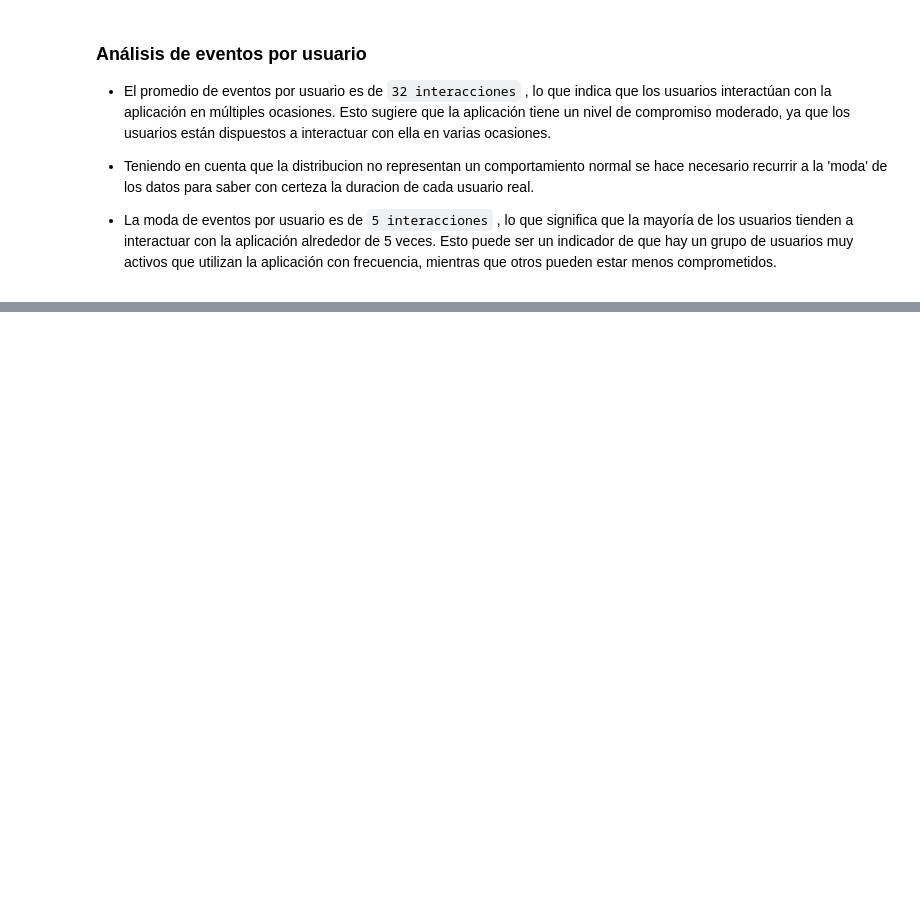
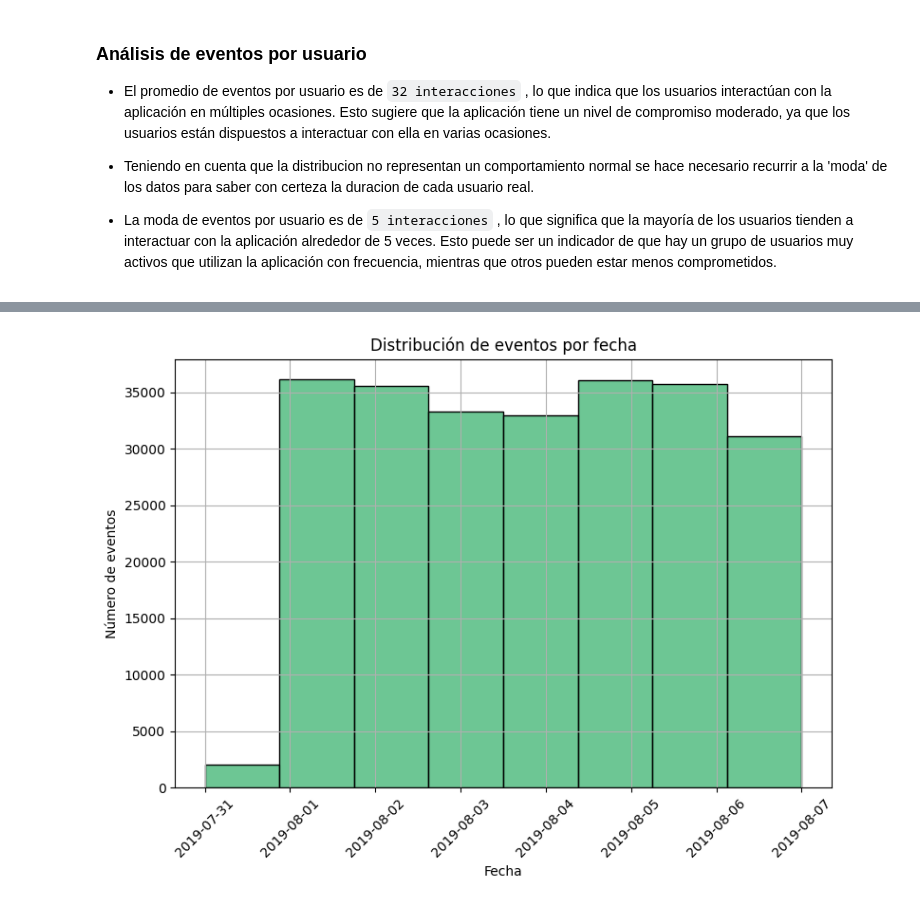
Before and after one commit to DavidRC-Ing/Project-Decisions-A-A-B, a Jupyter notebook: Project_Decisons_AAb_test.ipynb, the cells around one changed output, grey strips where cells are left out. Saved outputs shown, nothing was run; the diff lists cells and outputs as text; code cells hidden in the pictures; blank space fills up the shorter version.

```diff
--- a/Project_Decisons_AAb_test.ipynb
+++ b/Project_Decisons_AAb_test.ipynb
@@ -230,0 +313,22 @@ Moda de eventos por usuario: 5.00
+# %%
+# Eliminar datos no confiables
+
+data_event_cleaned = data_event[data_event['date']>='2019-07-31']
+
+
+# Cantidad de eventos en los registros limpios y antes de la limpieza
+data_event_count= data_event['event_name'].value_counts()
+
+data_event_cleaned_count = data_event_cleaned['event_name'].value_counts()
+print("\n",data_event_cleaned_count)
+
+diferencia = data_event_count - data_event_cleaned_count
+print("\n",diferencia)
+
+# Total de registros eliminados
+total_eliminados = len(data_event) - len(data_event_cleaned)
+print(f"\nTotal de registros eliminados: {total_eliminados}")
+
+# Porcentaje de registros eliminados
+porcentaje_eliminados = (total_eliminados / len(data_event)) * 100
+print(f"\nPorcentaje de registros eliminados: {porcentaje_eliminados:.2f}%")
@@ -230,0 +355,14 @@ Moda de eventos por usuario: 5.00
+# %%
+# Grafico eventos comportamiento confiables
+
+plt.figure(figsize=(8, 6))
+sns.histplot(data_event_cleaned['date'], bins=len(data_event_cleaned['date'].unique()), color='mediumseagreen')
+plt.xticks(rotation=45)
+plt.title('Distribución de eventos por fecha')
+plt.xlabel('Fecha')
+plt.ylabel('Número de eventos')
+plt.grid(True)
+plt.tight_layout()
+plt.show()
+# %% [output]
+[figure, added]
```
Also changed, not shown: parts of 24 cells of this notebook.
